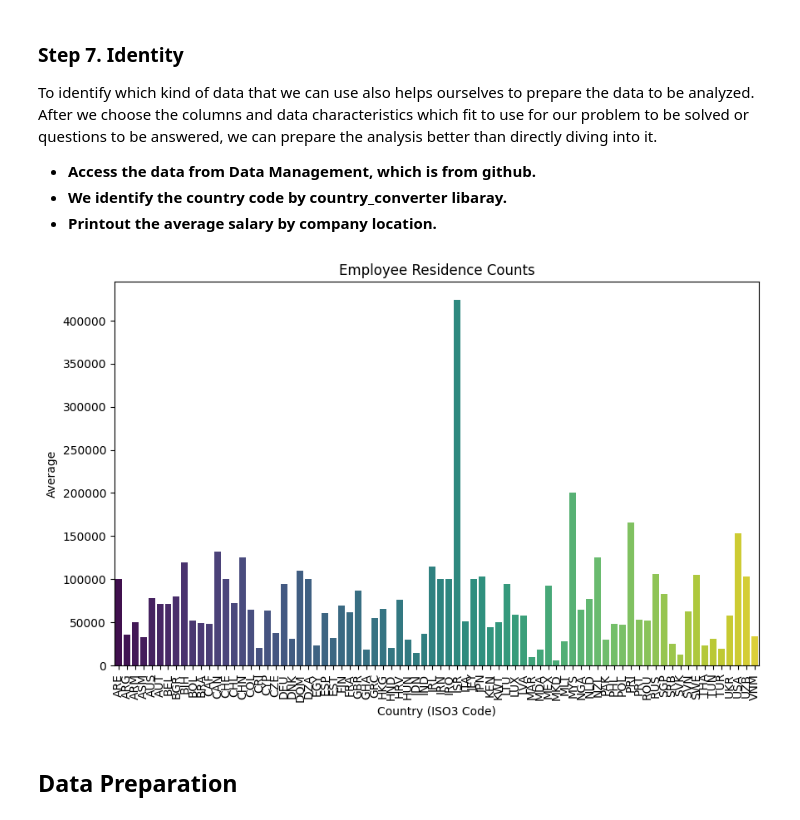
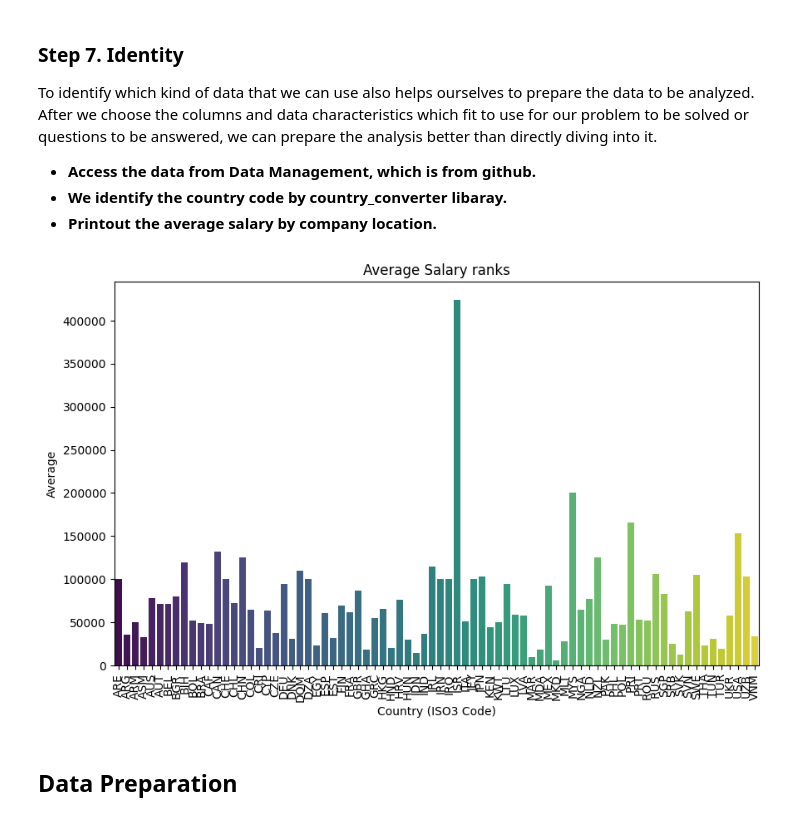
Before and after one commit to ShannonHung/ITPM, a Jupyter notebook: Code/6-Data-Provision uc1-6.ipynb, the cells around one changed output. Saved outputs shown, nothing was run; the diff lists cells and outputs as text; code cells hidden in the pictures.

```diff
--- a/Code/6-Data-Provision uc1-6.ipynb
+++ b/Code/6-Data-Provision uc1-6.ipynb
@@ -178,30 +178,30 @@ To identify which kind of data that we can use also helps ourselves to prepare t
 # %%
 
 country = coco.convert(names = df['employee_residence'], to = "ISO3")
 uc1['employee_residence'] = country
 uc1['company_location'] = country
 
 salary = df['salary_in_usd']
 uc1['salary_in_usd'] = salary
 
 #counts = uc1['employee_residence'].value_counts()
 
 # 使用 groupby 和 mean 計算各國的平均薪資
-average_salary_by_country = uc1.groupby('employee_residence')['salary_in_usd'].mean()
+average_salary_by_country = uc1.groupby('company_location')['salary_in_usd'].mean()
 
 # 將結果轉換為數據框
 average_salary_df = pd.DataFrame(average_salary_by_country).reset_index()
 
 # Create a bar plot using seaborn
 plt.figure(figsize=(10, 6))  # Adjust the figure size if needed
 sns.barplot(x=average_salary_by_country.index, y=average_salary_by_country.values, palette='viridis')  # You can choose a different color palette
 plt.xticks(rotation=90)  # Rotate x-axis labels for better visibility
-plt.title('Employee Residence Counts')
+plt.title('Average Salary Ranks')
 plt.xlabel('Country (ISO3 Code)')
 plt.ylabel('Average') #Count
 plt.show()
 # %% [output]
-[figure, old version]
+[figure, new version]
 # %% [markdown]
 ## Data Preparation
 # %% [markdown]
```
Also changed, not shown: parts of 1 cell of this notebook.
